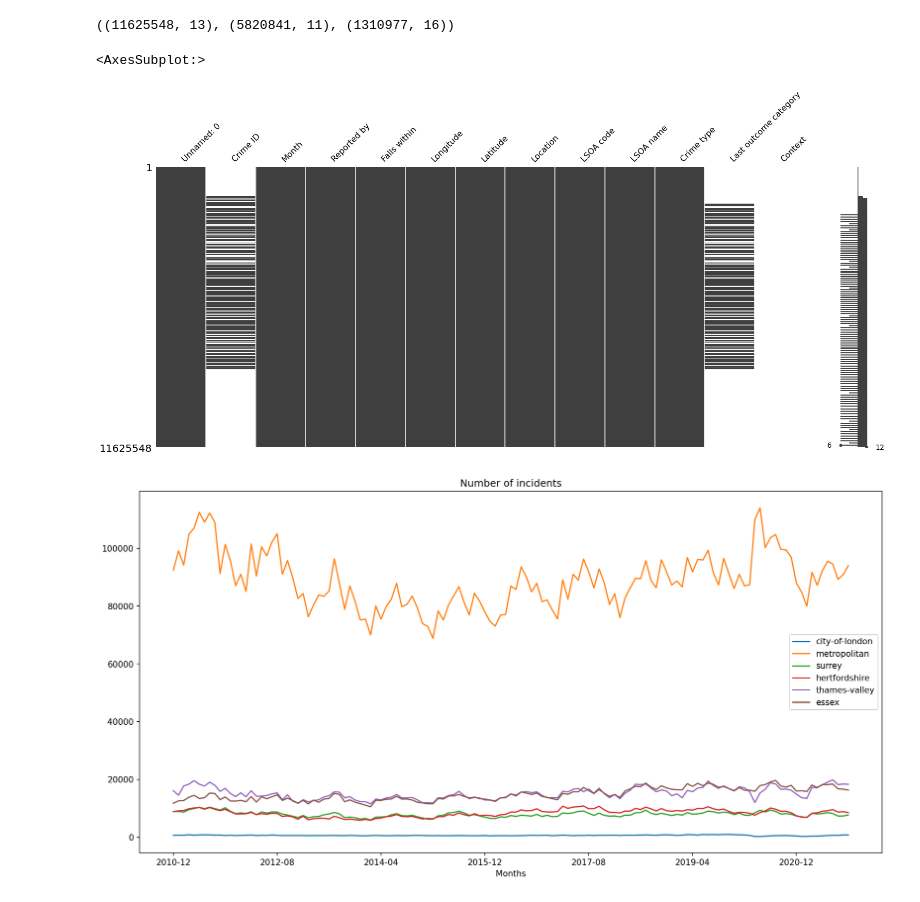
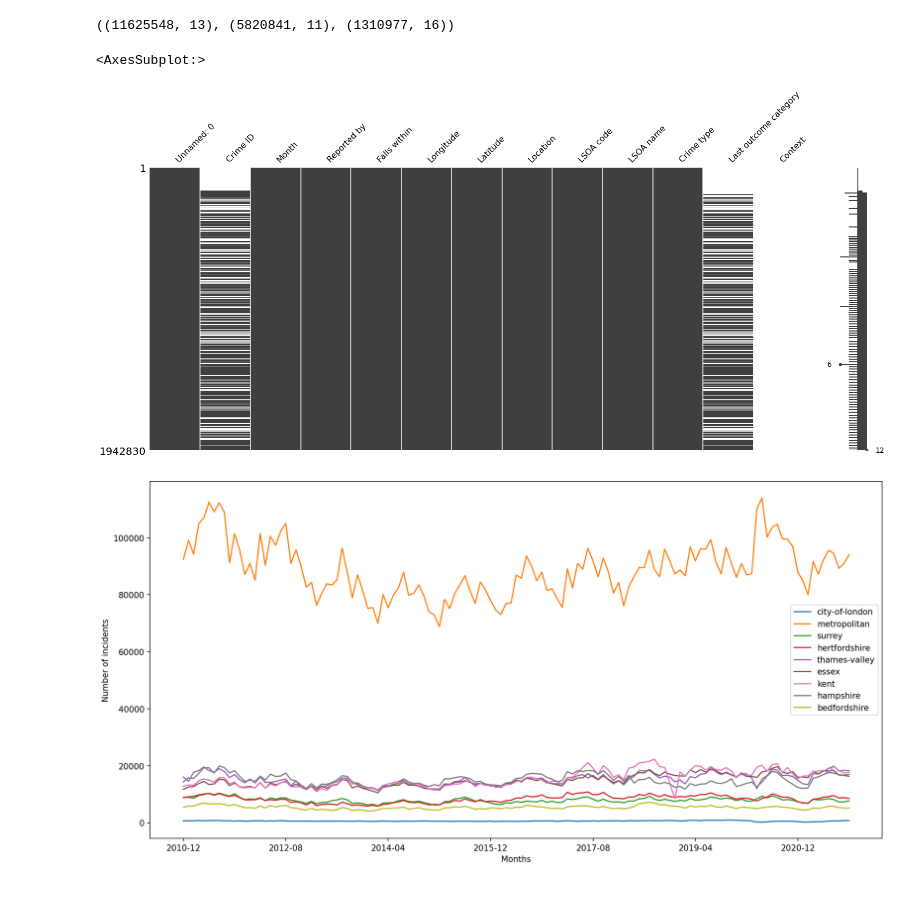
Before and after one commit to MoshaLangerak/Data_Challenge_2_Group_18, a Jupyter notebook: EDA.ipynb, the cells around one changed output. Drawn from its saved outputs; the diff is of its cells as text; code cells hidden in the pictures.

```diff
--- a/EDA.ipynb
+++ b/EDA.ipynb
@@ -19,9 +19,13 @@ def load_forces(forces):
         df_outcomes[force] = pd.read_csv(file_path_outcomes, low_memory=False)
         df_stop_and_search[force] = pd.read_csv(file_path_stop_and_search, low_memory=False)
 
+        df_stop_and_search[force]['Datetime'] = pd.to_datetime(df_stop_and_search[force]['Date'])
+        df_stop_and_search[force]['Date'] = df_stop_and_search[force]['Datetime'].dt.date
+
     return df_streets, df_outcomes, df_stop_and_search
 # %%
-forces = ['city-of-london', 'metropolitan', 'surrey', 'hertfordshire', 'thames-valley', 'essex']
+forces = ['city-of-london', 'metropolitan', 'surrey', 'hertfordshire',
+          'thames-valley', 'essex', 'kent', 'hampshire', 'bedfordshire']
 df_streets, df_outcomes, df_stop_and_search = load_forces(forces)
 # %%
 df_streets['city-of-london'].head()
@@ -40,12 +41,12 @@ df_streets['metropolitan'].shape, df_outcomes['metropolitan'].shape, df_stop_and
 # %% [output]
 ((11625548, 13), (5820841, 11), (1310977, 16))
 # %%
-msno.matrix(df_streets['metropolitan'])
+msno.matrix(df_streets['essex'])
 # %% [output]
 <AxesSubplot:>
-[figure, old version]
+[figure, new version]
 # %%
-def plot_forces(df, forces=[]):
+def plot_forces_streets(df, forces=[]):
     df_months = dict()
     plt.figure(figsize=(16, 8), dpi=150)
 
@@ -60,11 +61,11 @@ def plot_forces(df, forces=[]):
             df_months[force].sort_index(inplace=True)
             df_months[force].plot(label=force)
 
-    plt.title('Number of incidents')
+    plt.ylabel('Number of incidents')
     plt.xlabel('Months')
     plt.legend()
 # %%
-plot_forces(df_streets)
+plot_forces_streets(df_streets)
 # %% [output]
-[figure, old version]
+[figure, new version]
 # %%
```
Also changed, not shown: parts of 8 cells of this notebook.
